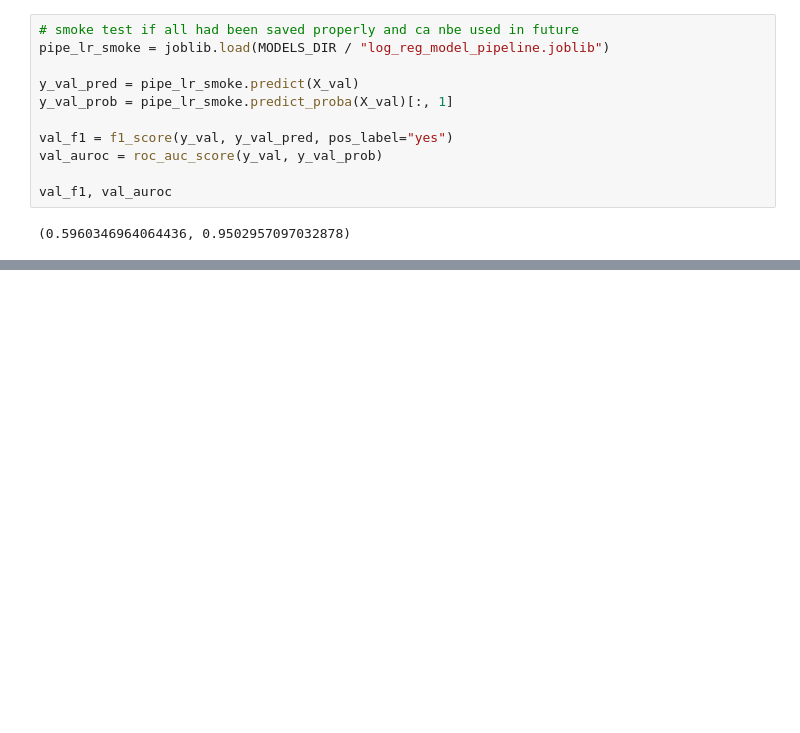
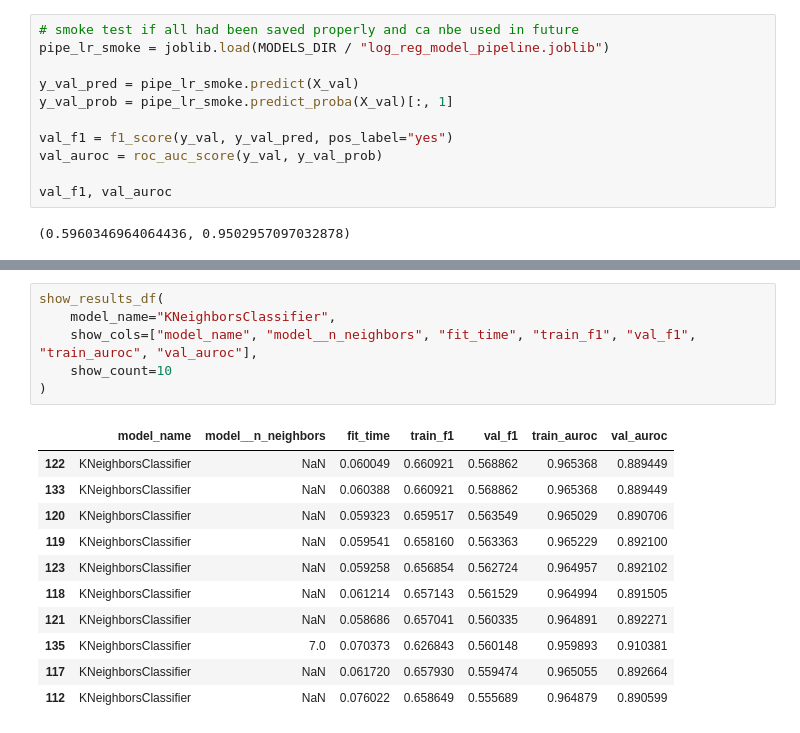
Before and after one commit to Maxstef/bank-deposit-prediction, a Jupyter notebook: notebooks/03_modeling.ipynb, the cells around one changed output, grey strips where cells are left out. Cells and saved outputs as stored; diff of their text form; blank space fills up the shorter version.

```diff
--- a/notebooks/03_modeling.ipynb
+++ b/notebooks/03_modeling.ipynb
@@ -750,0 +860,18 @@ val_f1, val_auroc
+# %%
+show_results_df(
+    model_name="KNeighborsClassifier",
+    show_cols=["model_name", "model__n_neighbors", "fit_time", "train_f1", "val_f1", "train_auroc", "val_auroc"],
+    show_count=10
+)
+# %% [output]
+|  | model_name | model__n_neighbors | fit_time | train_f1 | val_f1 | train_auroc | val_auroc |
+| 122 | KNeighborsClassifier | NaN | 0.060049 | 0.660921 | 0.568862 | 0.965368 | 0.889449 |
+| 133 | KNeighborsClassifier | NaN | 0.060388 | 0.660921 | 0.568862 | 0.965368 | 0.889449 |
+| 120 | KNeighborsClassifier | NaN | 0.059323 | 0.659517 | 0.563549 | 0.965029 | 0.890706 |
+| 119 | KNeighborsClassifier | NaN | 0.059541 | 0.658160 | 0.563363 | 0.965229 | 0.892100 |
+| 123 | KNeighborsClassifier | NaN | 0.059258 | 0.656854 | 0.562724 | 0.964957 | 0.892102 |
+| 118 | KNeighborsClassifier | NaN | 0.061214 | 0.657143 | 0.561529 | 0.964994 | 0.891505 |
+| 121 | KNeighborsClassifier | NaN | 0.058686 | 0.657041 | 0.560335 | 0.964891 | 0.892271 |
+| 135 | KNeighborsClassifier | 7.0 | 0.070373 | 0.626843 | 0.560148 | 0.959893 | 0.910381 |
+| 117 | KNeighborsClassifier | NaN | 0.061720 | 0.657930 | 0.559474 | 0.965055 | 0.892664 |
+| 112 | KNeighborsClassifier | NaN | 0.076022 | 0.658649 | 0.555689 | 0.964879 | 0.890599 |
```
Also changed, not shown: parts of 16 cells of this notebook, 1 other file.
